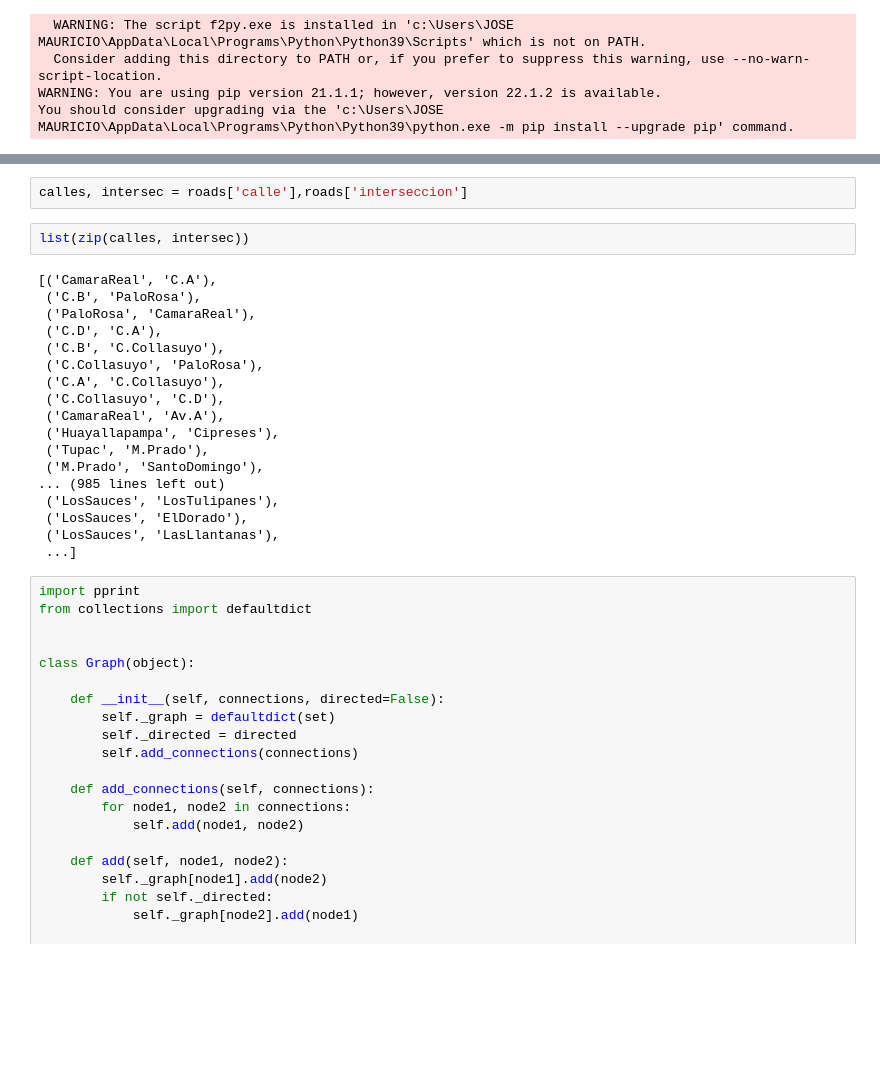
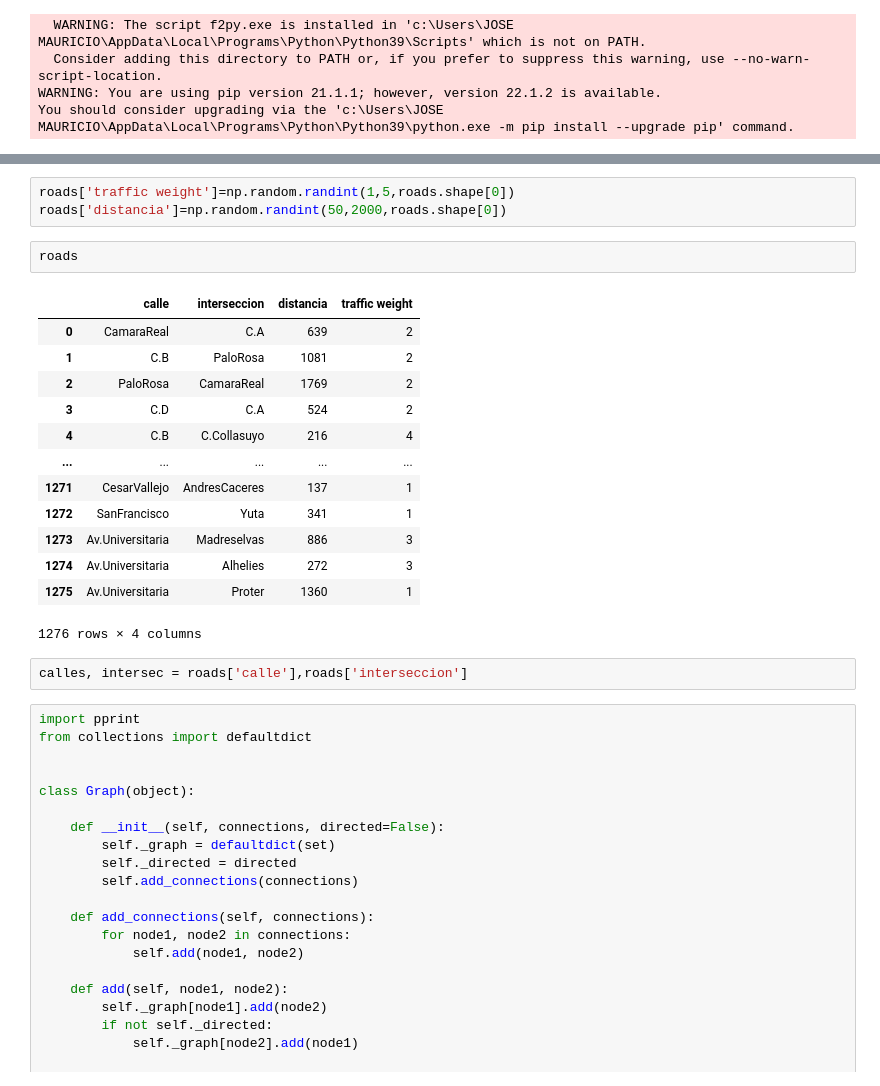
Before and after one commit to JoseSantisteban/TF-201922760-201922910-202010840, a Jupyter notebook: Pruebas.ipynb, the cells around one changed output, grey strips where cells are left out. Drawn from its saved outputs; the diff is of its cells as text; blank space fills up the shorter version.

```diff
--- a/Pruebas.ipynb
+++ b/Pruebas.ipynb
@@ -99,25 +100,24 @@ roads
+# %%
+roads['traffic weight']=np.random.randint(1,5,roads.shape[0])
+roads['distancia']=np.random.randint(50,2000,roads.shape[0])
+# %%
+roads
+# %% [output]
+|  | calle | interseccion | distancia | traffic weight |
+| 0 | CamaraReal | C.A | 639 | 2 |
+| 1 | C.B | PaloRosa | 1081 | 2 |
+| 2 | PaloRosa | CamaraReal | 1769 | 2 |
+| 3 | C.D | C.A | 524 | 2 |
+| 4 | C.B | C.Collasuyo | 216 | 4 |
+| ... | ... | ... | ... | ... |
+| 1271 | CesarVallejo | AndresCaceres | 137 | 1 |
+| 1272 | SanFrancisco | Yuta | 341 | 1 |
+| 1273 | Av.Universitaria | Madreselvas | 886 | 3 |
+| 1274 | Av.Universitaria | Alhelies | 272 | 3 |
+| 1275 | Av.Universitaria | Proter | 1360 | 1 |
+1276 rows × 4 columns
 # %%
 calles, intersec = roads['calle'],roads['interseccion']
-# %%
-list(zip(calles, intersec))
-# %% [output]
-[('CamaraReal', 'C.A'),
- ('C.B', 'PaloRosa'),
- ('PaloRosa', 'CamaraReal'),
- ('C.D', 'C.A'),
- ('C.B', 'C.Collasuyo'),
- ('C.Collasuyo', 'PaloRosa'),
- ('C.A', 'C.Collasuyo'),
- ('C.Collasuyo', 'C.D'),
- ('CamaraReal', 'Av.A'),
- ('Huayallapampa', 'Cipreses'),
- ('Tupac', 'M.Prado'),
- ('M.Prado', 'SantoDomingo'),
-... (985 lines left out)
- ('LosSauces', 'LosTulipanes'),
- ('LosSauces', 'ElDorado'),
- ('LosSauces', 'LasLlantanas'),
- ...]
 # %%
 import pprint
 from collections import defaultdict
```
Also changed, not shown: parts of 2 cells of this notebook, 2 other files.
